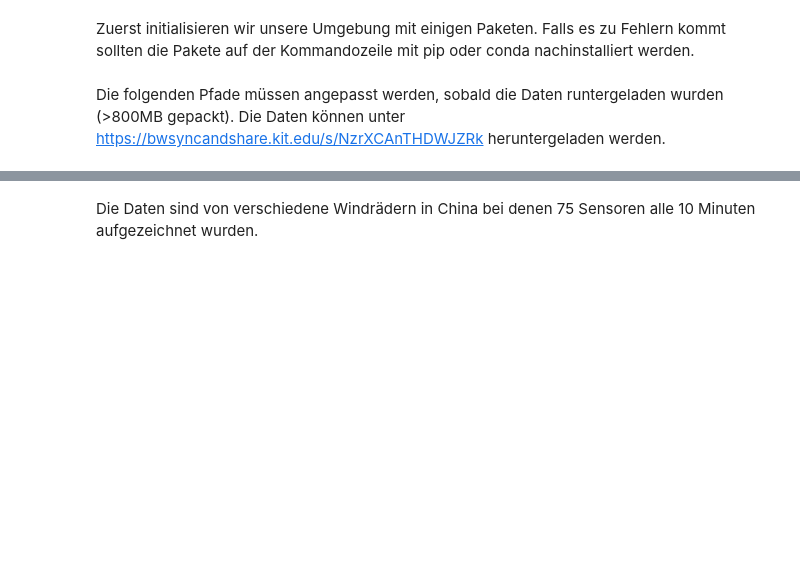
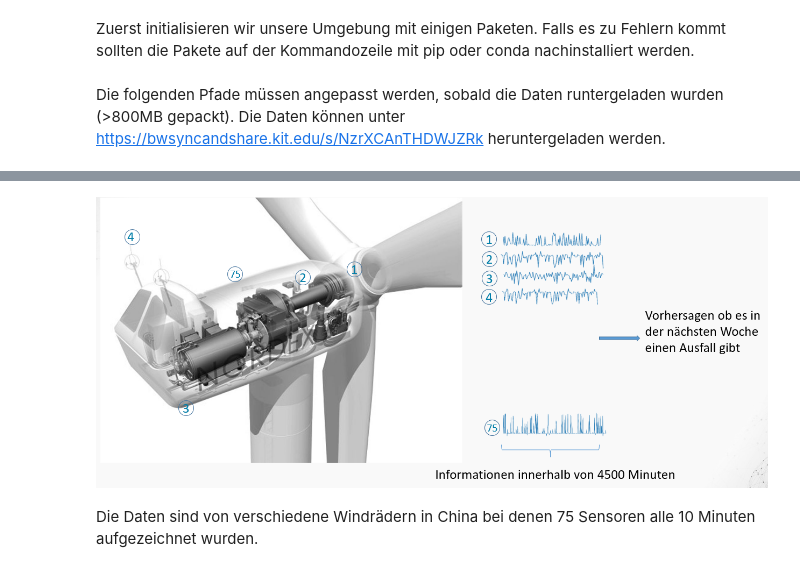
Before and after one commit to sdsc-bw/Parallel_computing, a Jupyter notebook: README.ipynb, the cells around one changed output, grey strips where cells are left out. Drawn from its saved outputs; the diff is of its cells as text; code cells hidden in the pictures; blank space fills up the shorter version.

```diff
--- a/README.ipynb
+++ b/README.ipynb
@@ -31,3 +27,8 @@ TRAIN_PATH = "data/train/"
+# %%
+from IPython.display import Image
+Image('images/data.PNG')
+# %% [output]
+[figure, added]
 # %% [markdown]
 Die Daten sind von verschiedene Windrädern in China bei denen 75 Sensoren alle 10 Minuten aufgezeichnet wurden.
 # %%
```
Also changed, not shown: parts of 40 cells of this notebook, 6 other files.
